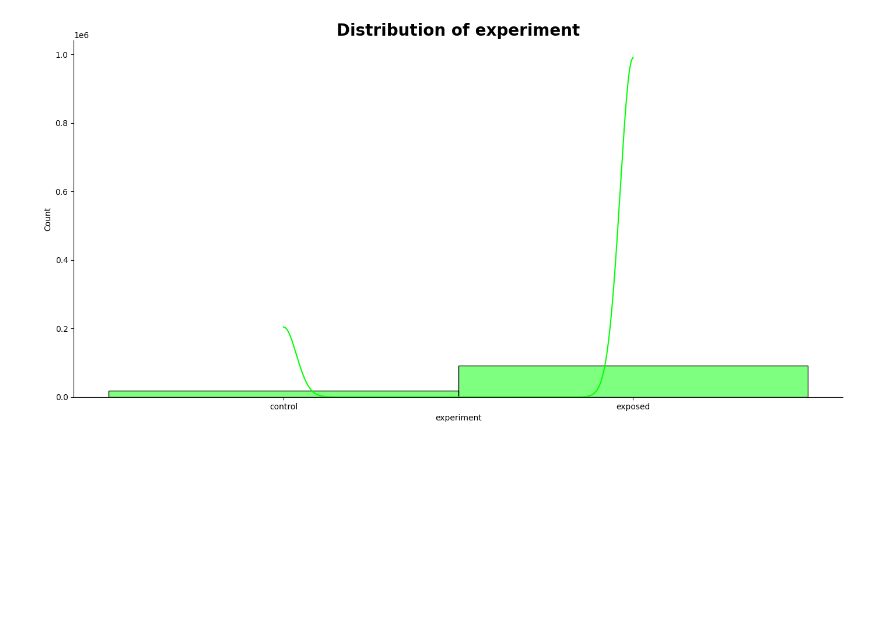
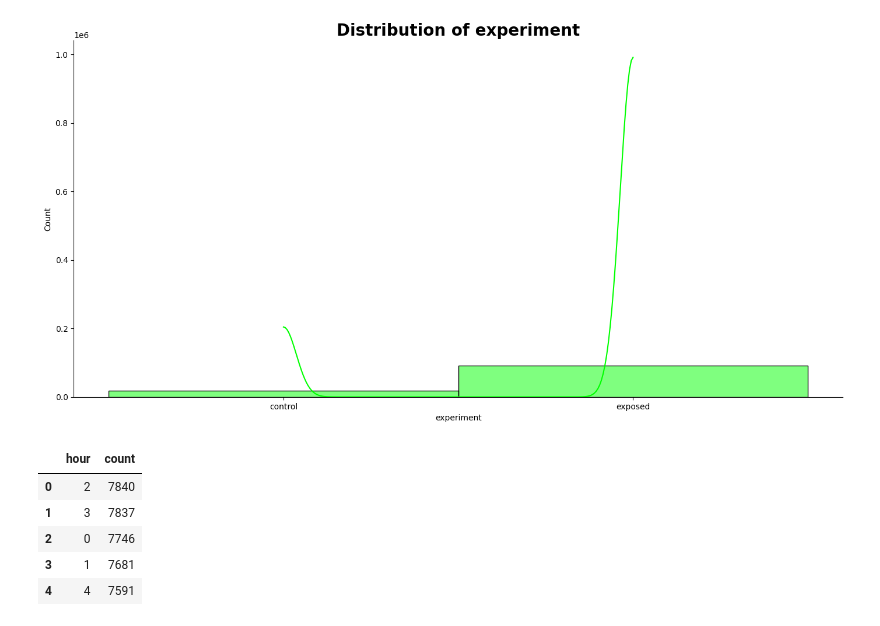
Before and after one commit to nahomHmichael/abtest-mlops, a Jupyter notebook: notebooks/Task3_new_data_AB_test.ipynb, the cells around one changed output. Cells and saved outputs as stored; diff of their text form; code cells hidden in the pictures; blank space fills up the shorter version.

```diff
--- a/notebooks/Task3_new_data_AB_test.ipynb
+++ b/notebooks/Task3_new_data_AB_test.ipynb
@@ -212,3 +214,17 @@ fig = Plots.plot_hist(response,'experiment','lime')
 # %% [output]
 <Figure size 900x700 with 0 Axes>
 [figure]
+# %%
+# grouping by hour and its count
+hour_data = response.groupby(['hour']).agg({'hour': ['count']})
+hour_data.columns = ['count']
+hour_data = hour_data.sort_values(by='count', ascending=False)
+hour_data = hour_data.reset_index()
+hour_data.head()
+# %% [output]
+|  | hour | count |
+| 0 | 2 | 7840 |
+| 1 | 3 | 7837 |
+| 2 | 0 | 7746 |
+| 3 | 1 | 7681 |
+| 4 | 4 | 7591 |
```
Also changed, not shown: parts of 2 cells of this notebook.
